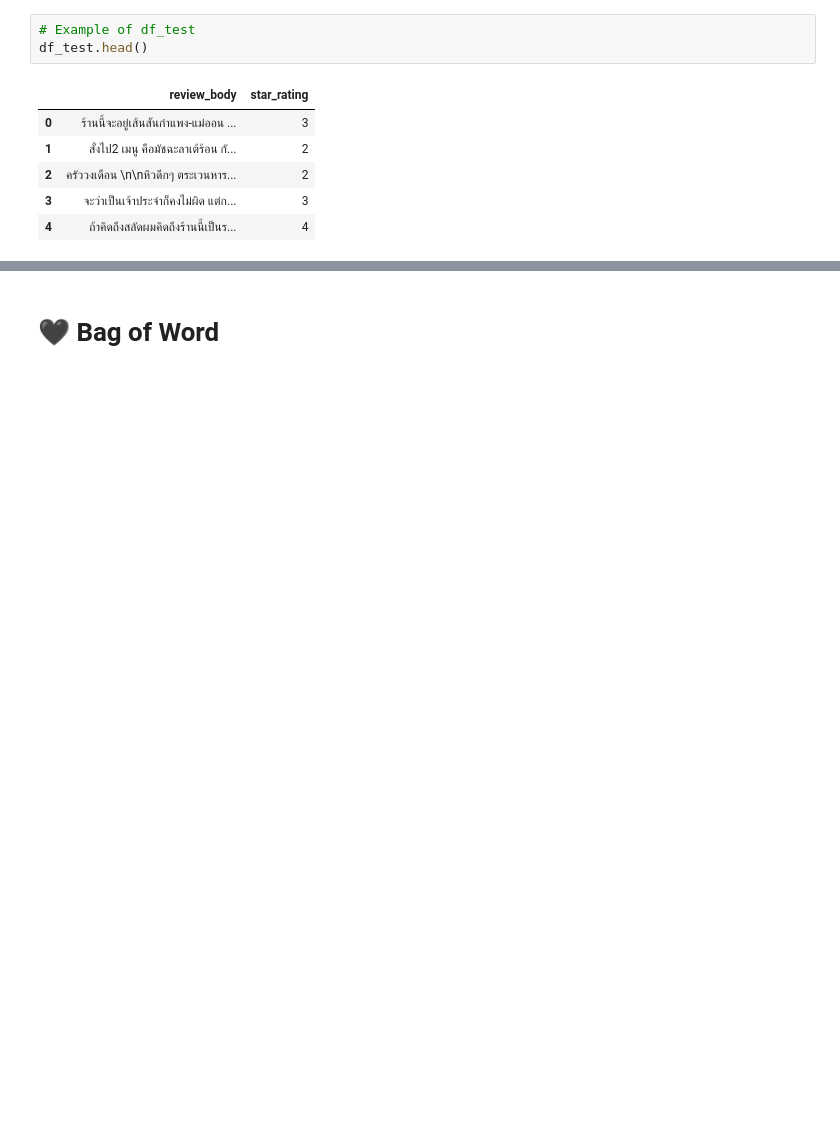
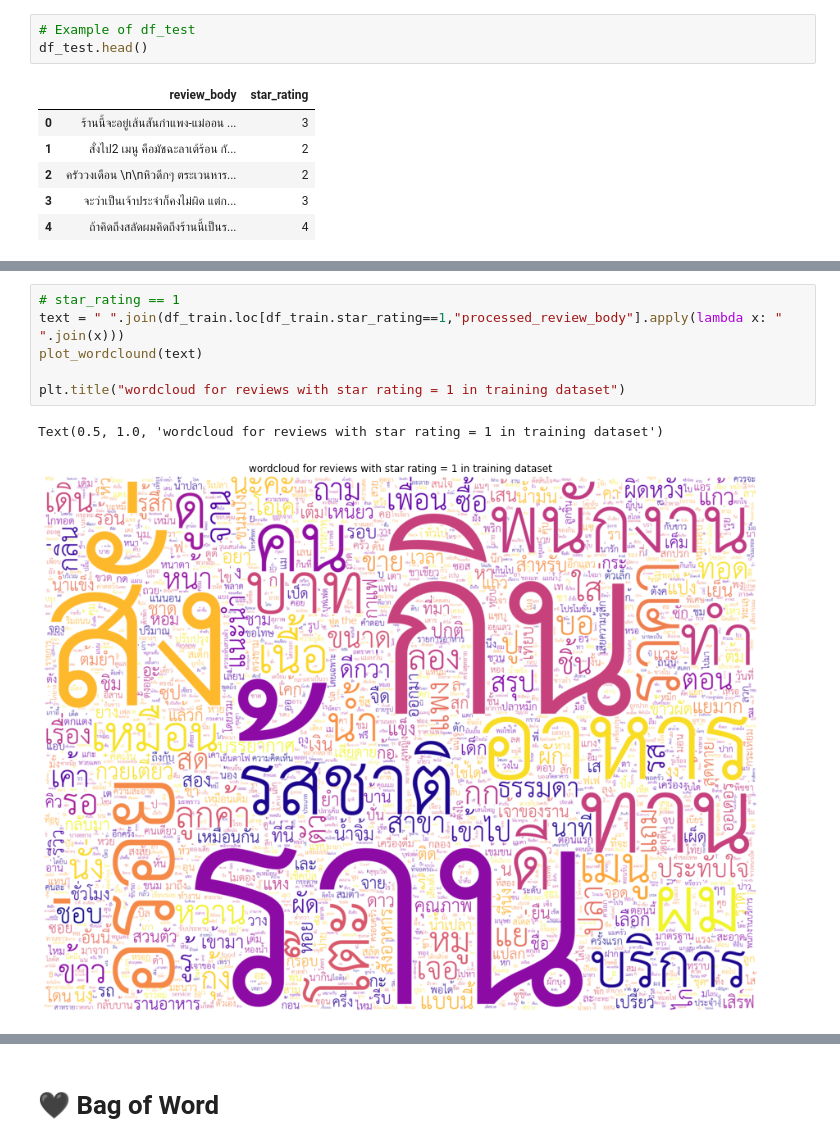
Before and after one commit to wisuta/ds_portfolio, a Jupyter notebook: wongnai_review_classification.ipynb, the cells around one changed output, grey strips where cells are left out. Cells and saved outputs as stored; diff of their text form; blank space fills up the shorter version.

```diff
--- a/wongnai_review_classification.ipynb
+++ b/wongnai_review_classification.ipynb
@@ -105,0 +307,9 @@ df_test.head()
+# %%
+# star_rating == 1
+text = " ".join(df_train.loc[df_train.star_rating==1,"processed_review_body"].apply(lambda x: " ".join(x)))
+plot_wordclound(text)
+
+plt.title("wordcloud for reviews with star rating = 1 in training dataset")
+# %% [output]
+Text(0.5, 1.0, 'wordcloud for reviews with star rating = 1 in training dataset')
+[figure, added]
```
Also changed, not shown: parts of 61 cells of this notebook.
